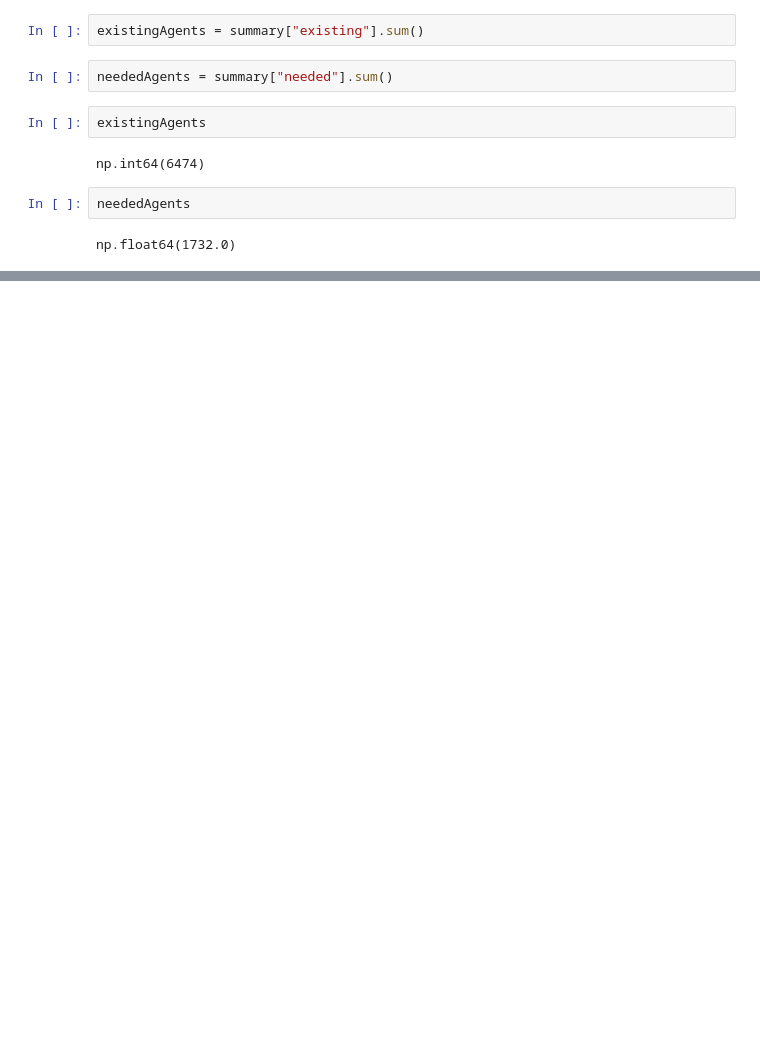
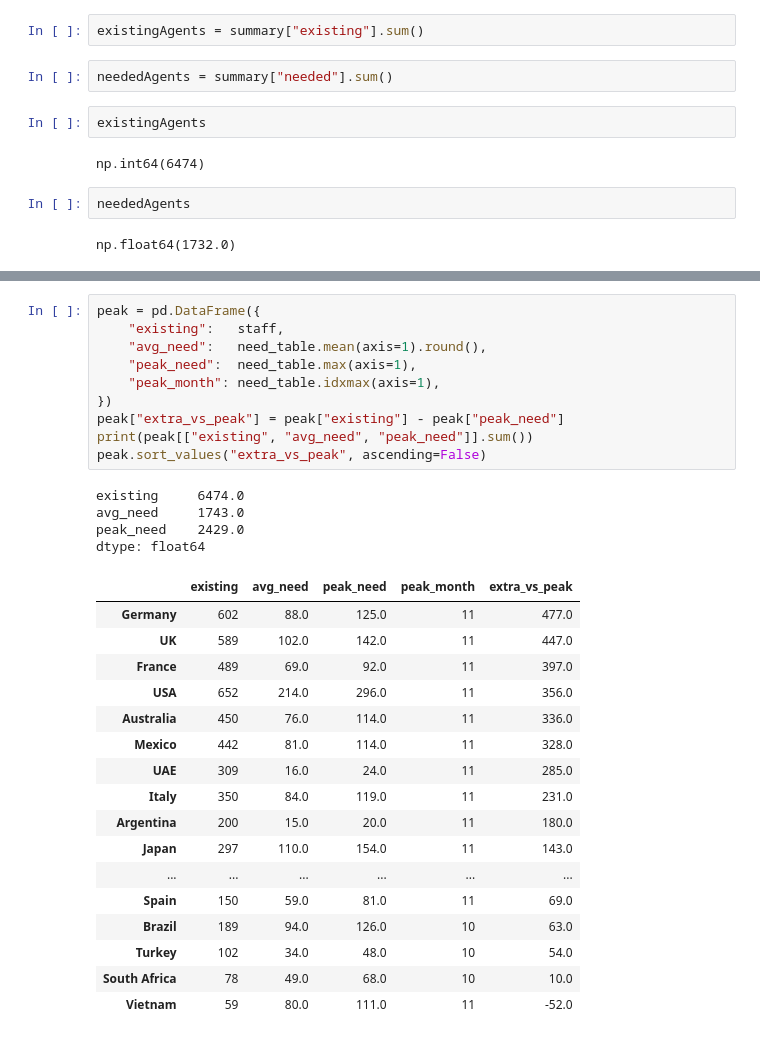
Before and after one commit to JahnaviSam/staffing-hackathon, a Jupyter notebook: analysis/explore.ipynb, the cells around one changed output, grey strips where cells are left out. Cells and saved outputs as stored; diff of their text form; blank space fills up the shorter version.

```diff
--- a/analysis/explore.ipynb
+++ b/analysis/explore.ipynb
@@ -333,0 +556,32 @@ np.float64(1732.0)
+# %%
+peak = pd.DataFrame({
+    "existing":   staff,
+    "avg_need":   need_table.mean(axis=1).round(),
+    "peak_need":  need_table.max(axis=1),
+    "peak_month": need_table.idxmax(axis=1),
+})
+peak["extra_vs_peak"] = peak["existing"] - peak["peak_need"]
+print(peak[["existing", "avg_need", "peak_need"]].sum())
+peak.sort_values("extra_vs_peak", ascending=False)
+# %% [output]
+existing     6474.0
+avg_need     1743.0
+peak_need    2429.0
+dtype: float64
+|  | existing | avg_need | peak_need | peak_month | extra_vs_peak |
+| Germany | 602 | 88.0 | 125.0 | 11 | 477.0 |
+| UK | 589 | 102.0 | 142.0 | 11 | 447.0 |
+| France | 489 | 69.0 | 92.0 | 11 | 397.0 |
+| USA | 652 | 214.0 | 296.0 | 11 | 356.0 |
+| Australia | 450 | 76.0 | 114.0 | 11 | 336.0 |
+| Mexico | 442 | 81.0 | 114.0 | 11 | 328.0 |
+| UAE | 309 | 16.0 | 24.0 | 11 | 285.0 |
+| Italy | 350 | 84.0 | 119.0 | 11 | 231.0 |
+| Argentina | 200 | 15.0 | 20.0 | 11 | 180.0 |
+| Japan | 297 | 110.0 | 154.0 | 11 | 143.0 |
+| ... | ... | ... | ... | ... | ... |
+| Spain | 150 | 59.0 | 81.0 | 11 | 69.0 |
+| Brazil | 189 | 94.0 | 126.0 | 10 | 63.0 |
+| Turkey | 102 | 34.0 | 48.0 | 10 | 54.0 |
+| South Africa | 78 | 49.0 | 68.0 | 10 | 10.0 |
+| Vietnam | 59 | 80.0 | 111.0 | 11 | -52.0 |
```
Also changed, not shown: parts of 23 cells of this notebook, 1 other file.
